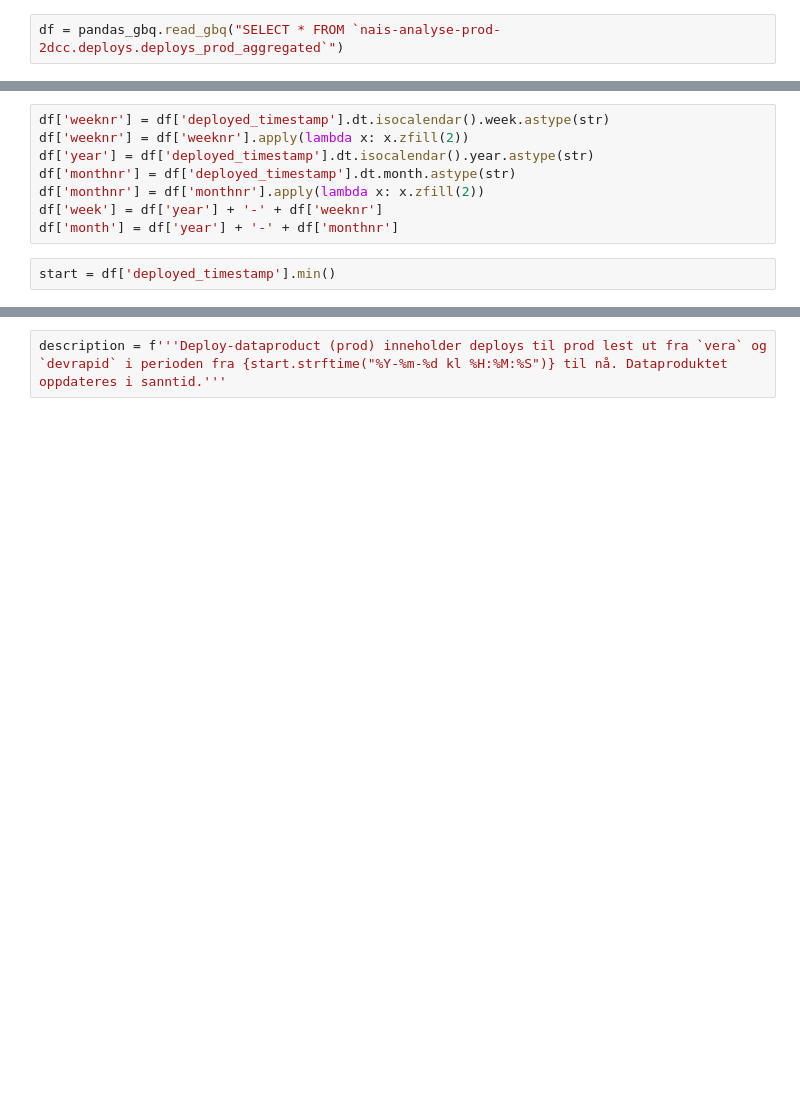
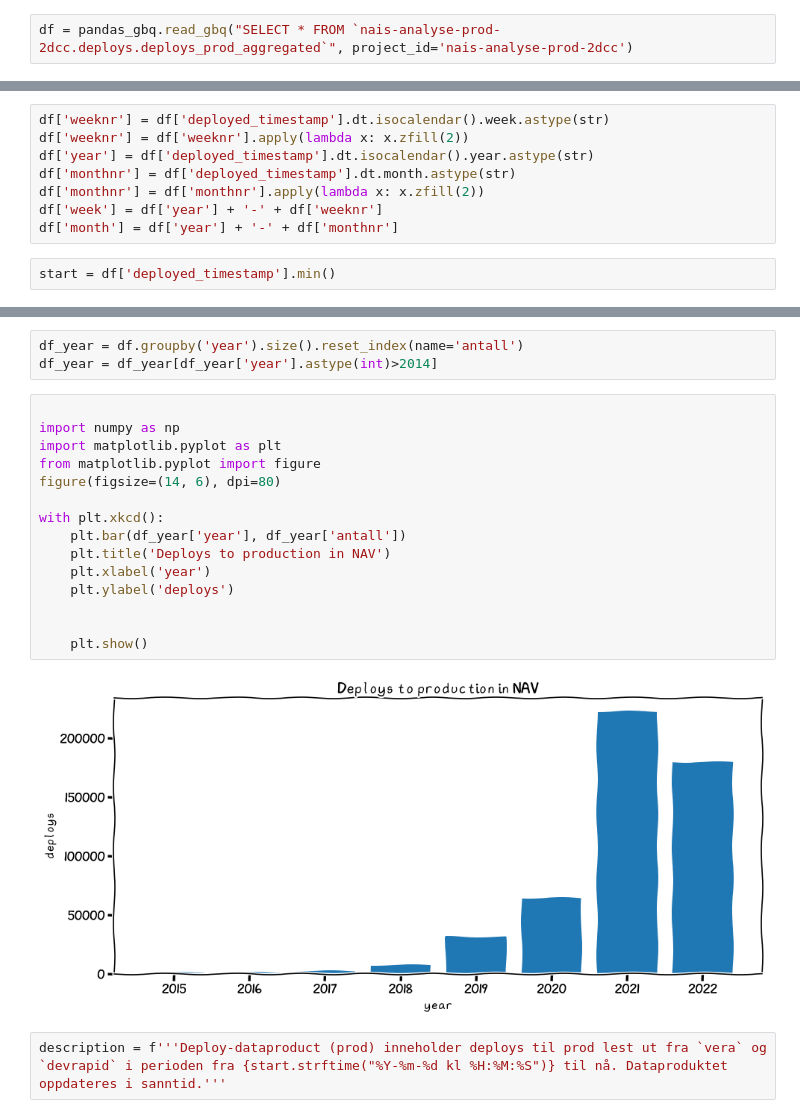
Before and after one commit to navikt/deploy-dataproduct, a Jupyter notebook: notebooks/deploy-complete-doc-datafortelling.ipynb, the cells around one changed output, grey strips where cells are left out. Cells and saved outputs as stored; diff of their text form; blank space fills up the shorter version.

```diff
--- a/notebooks/deploy-complete-doc-datafortelling.ipynb
+++ b/notebooks/deploy-complete-doc-datafortelling.ipynb
@@ -3,7 +3,7 @@ import pandas_gbq
 from datastory import DataStory
 import plotly.express as px
 # %%
-df = pandas_gbq.read_gbq("SELECT * FROM `nais-analyse-prod-2dcc.deploys.deploys_prod_aggregated`")
+df = pandas_gbq.read_gbq("SELECT * FROM `nais-analyse-prod-2dcc.deploys.deploys_prod_aggregated`", project_id='nais-analyse-prod-2dcc')
 # %%
 #Filter out canaries and auto-deployed system apps
 df = df[df['application'] != 'nais-deploy-canary']
@@ -29,3 +30,23 @@ fig_month_prod.show()
+# %%
+df_year = df.groupby('year').size().reset_index(name='antall')
+df_year = df_year[df_year['year'].astype(int)>2014]
+# %%
+
+import numpy as np
+import matplotlib.pyplot as plt
+from matplotlib.pyplot import figure
+figure(figsize=(14, 6), dpi=80)
+
+with plt.xkcd():
+    plt.bar(df_year['year'], df_year['antall'])
+    plt.title('Deploys to production in NAV')
+    plt.xlabel('year')
+    plt.ylabel('deploys')
+
+
+    plt.show()
+# %% [output]
+[figure, added]
 # %%
 description = f'''Deploy-dataproduct (prod) inneholder deploys til prod lest ut fra `vera` og `devrapid` i perioden fra {start.strftime("%Y-%m-%d kl %H:%M:%S")} til nå. Dataproduktet oppdateres i sanntid.'''
 # %%
```
Also changed, not shown: parts of 1 cell of this notebook, 1 other file.
